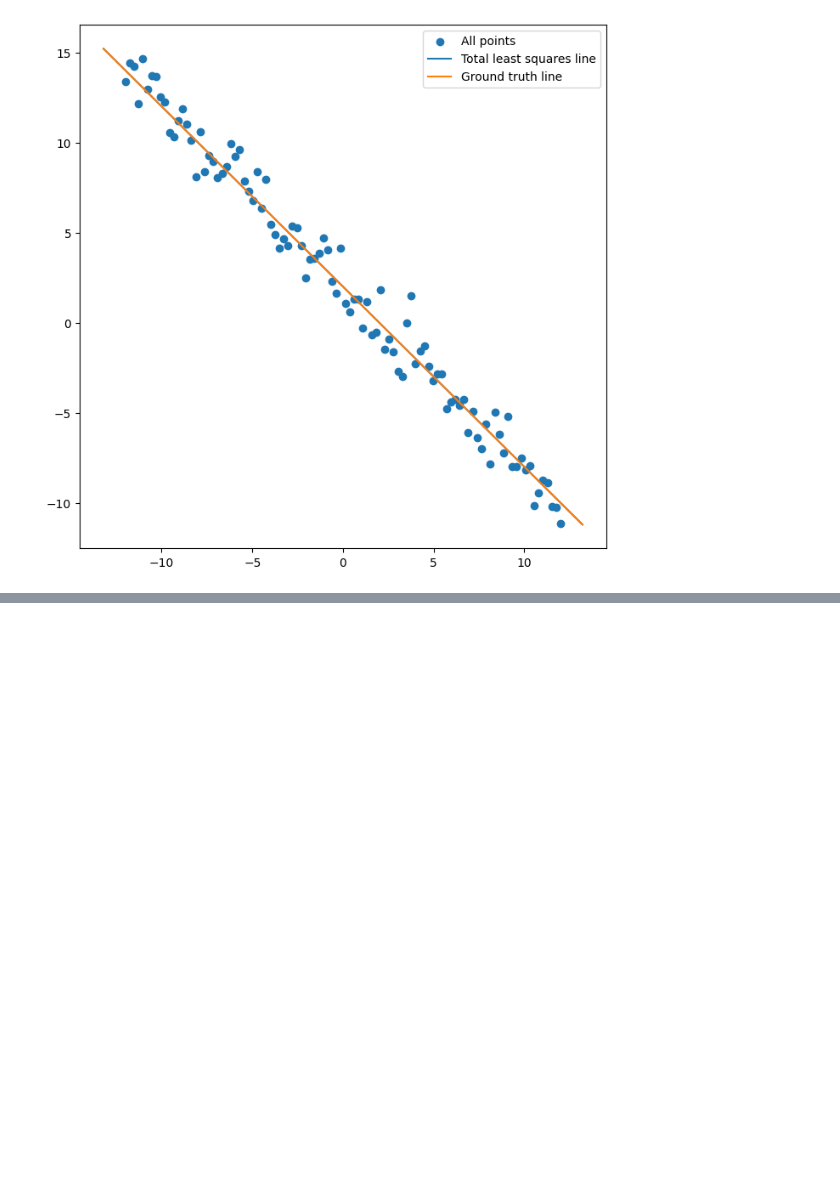
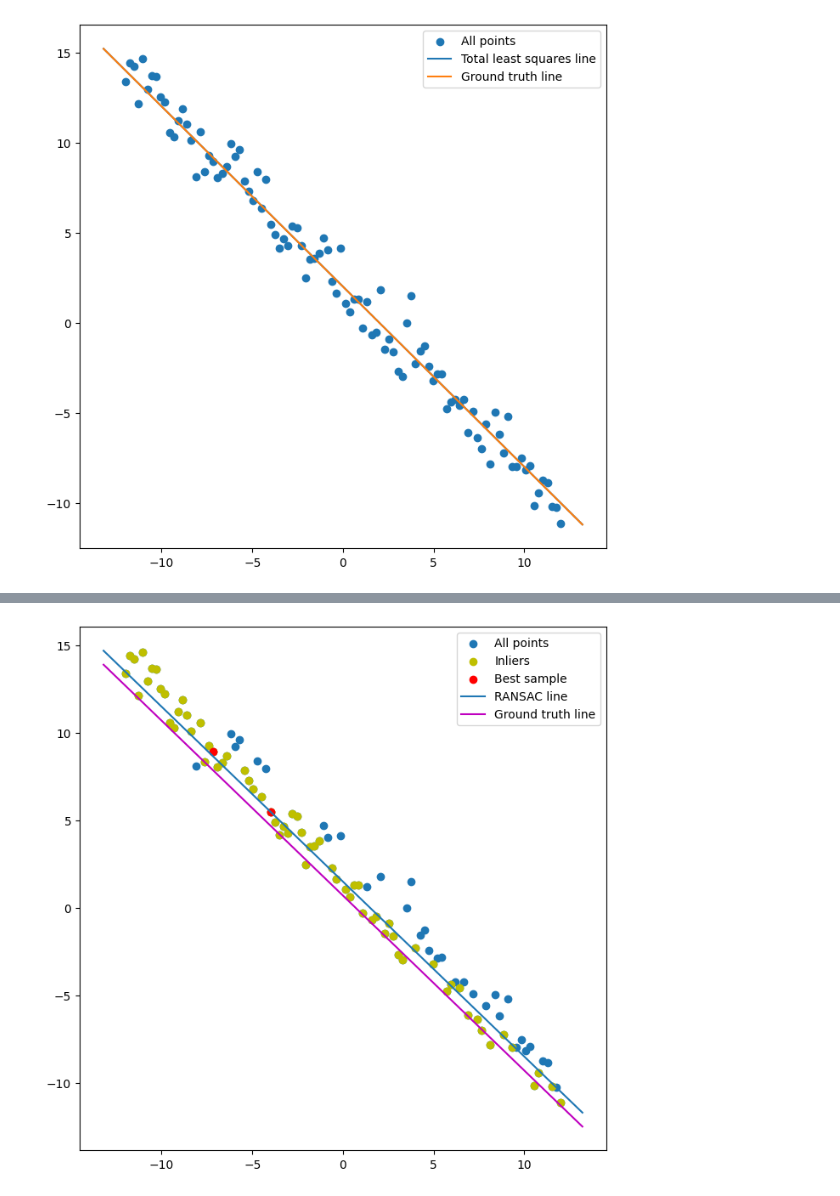
Before and after one commit to RPX2001/Computer-Vision-Codes, a Jupyter notebook: Fitting.ipynb, the cells around one changed output, grey strips where cells are left out. Saved outputs shown, nothing was run; the diff lists cells and outputs as text; code cells hidden in the pictures; blank space fills up the shorter version.

Commit message:
Total least squares line fitting with scicpy.optimize with RANSAC

```diff
--- a/Fitting.ipynb
+++ b/Fitting.ipynb
@@ -123,3 +123,92 @@ plt.legend()
 Best line model [0.71737135 0.696691   1.39631591]
 <matplotlib.legend.Legend at 0x...>
 [figure]
+# %%
+# Item 2: Total least squares line fitting with scicpy.optimize with RANSAC
+import math
+N = X_line.shape[0]
+X_ = X_line
+
+def line_equation_from_points(x1, y1, x2, y2):
+    # Calculate the direction vector (Δx, Δy)
+    delta_x = x2 - x1
+    delta_y = y2 - y1
+
+    # Calculate the normalized vector (a, b)
+    magnitude = math.sqrt(delta_x**2 + delta_y**2)
+    a = delta_y / magnitude
+    b = -delta_x / magnitude
+
+    # Calculate d
+    d = (a * x1) + (b * y1)
+
+    # Return the line equation in the form ax + by = d
+    return a, b, d
+
+# RANSAC to fit a line
+def line_tls(x, indices):
+    a, b, d = x[0], x[1], x[2]
+    return np.sum(np.square(a*X_[indices,0] + b*X_[indices,1] - d))
+
+# Constraint
+def g(x):
+    return x[0]**2 + x[1]**2 - 1
+
+cons = ({'type': 'eq', 'fun': g})
+
+# Computing the consensus (inliers)
+def consensus_line(X, x, t):
+    a, b, d = x[0], x[1], x[2]
+    error = np.absolute(a*X_[:,0] + b*X_[:,1] - d)
+    return error < t
+
+t = 1.   # Threshold value to determine data points that are fit well by model.
+d = 0.4*N   # Number of close data points required to assert that a model fits well to data.
+s = 2       # Minimum number of data points required to estimate model parameters.
+
+inliers_line = []        # Indinces of the inliers
+max_iterations = 50
+iteration = 0
+best_model_line = []     # Best model normal (a, b) and distance from origin d
+best_error = np.inf
+best_sample_line = []    # Three-point sample leading to the best model computation
+res_only_with_sample = [] # Result (a, b, d) only using the best sample
+best_inliers_line = []   # Inliers of the model computed form the best sample
+
+while iteration < max_iterations:
+    indices = np.random.randint(0, N, s) # A sample of three (s) points selected at random
+    x0 = np.array([1, 1, 0]) # Initial estimate
+    res = minimize(fun = line_tls, args = indices, x0 = x0, tol= 1e-6, constraints=cons, options={'disp': True})
+    inliers_line = consensus_line(X_, res.x, t) # Computing the inliers
+    print('rex.x: ', res.x)
+    print('Iteration = ', iteration, '. No. inliners = ', inliers_line.sum())
+    if inliers_line.sum() > d:
+        x0 = res.x
+        # Computing the new model using the inliers
+        res = minimize(fun = line_tls, args = inliers_line, x0 = x0, tol= 1e-6, constraints=cons, options={'disp': True})
+        print(res.x, res.fun)
+        if res.fun < best_error:
+            print('A better model found ... ', res.x, res.fun)
+            best_model_line = res.x
+            best_eror = res.fun
+            best_sample_line = X_[indices,:]
+            res_only_with_sample = x0
+            best_inliers_line = inliers_line
+
+    iteration += 1
+
+print('Best line model', best_model_line)
+
+fig, ax = plt.subplots(1,1, figsize=(8,8))
+ax.scatter(X_line[:,0],X_line[:,1], label='All points')
+ax.scatter(X_[best_inliers_line,0],X_[best_inliers_line,1], color='y', label='Inliers')
+ax.scatter(best_sample_line[:,0],best_sample_line[:,1], color='r', label='Best sample')
+x_min, x_max = ax.get_xlim()
+x_ = np.array([x_min, x_max])
+y_ = (-best_model_line[1]*x_ + best_model_line[2])/best_model_line[1]
+plt.plot(x_, y_,  label='RANSAC line')
+x_ = np.array([x_min, x_max])
+y_ = m*x_ + b
+plt.plot(x_, y_, color='m', label='Ground truth line')
+plt.legend()
+# %% [output]
@@ -125,0 +233 @@ Best line model [0.71737135 0.696691   1.39631591]
+[figure, added]
```
Also changed, not shown: parts of 1 cell of this notebook.
